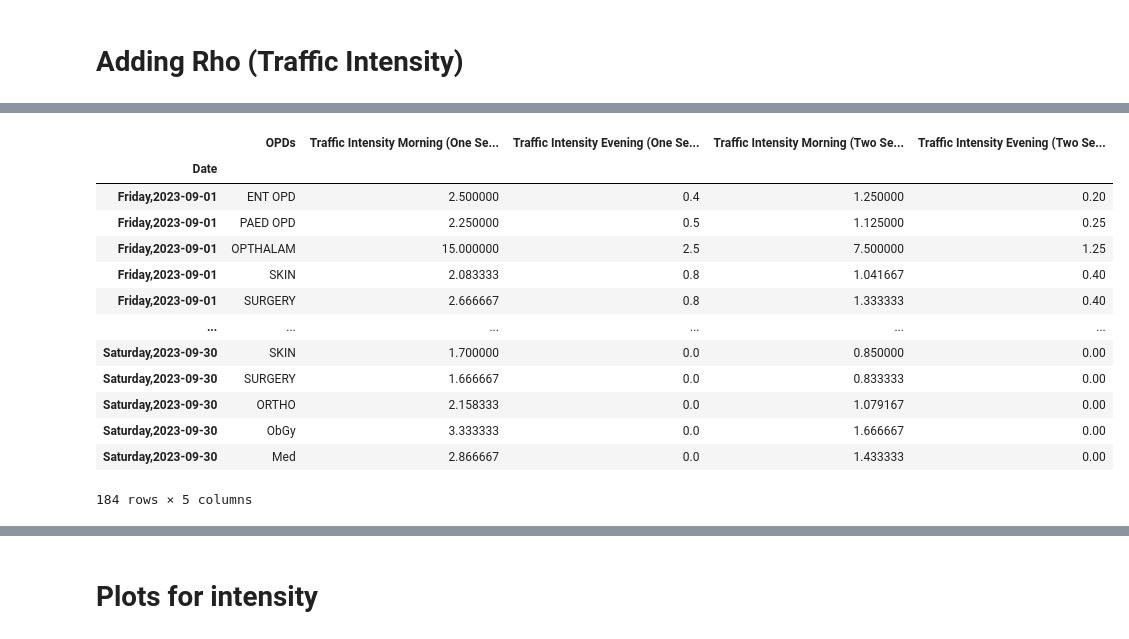
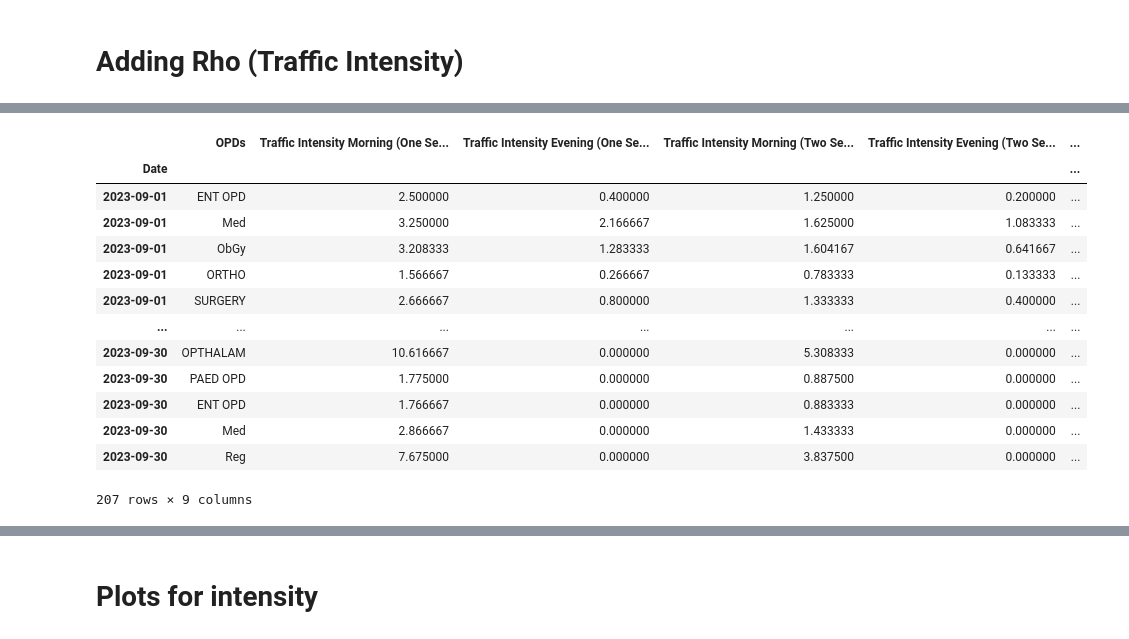
Before and after one commit to Himanshu-hub21/Queuing-Theory-Analytics-for-hospital, a Jupyter notebook: Code/Data_Processing.ipynb, the cells around one changed output, grey strips where cells are left out. Cells and saved outputs as stored; diff of their text form; code cells hidden in the pictures.

```diff
--- a/Code/Data_Processing.ipynb
+++ b/Code/Data_Processing.ipynb
@@ -148,0 +137,2 @@ df
+# %%
+df.reset_index(drop=True, inplace=True)
@@ -356,10 +442,10 @@ listOfOpd
 # %%
 for opd in listOfOpd:
     opd_records = df[df['OPDs'] == opd]  # Filter the DataFrame for the current OPD
-    mean_morning_arrival_rate = opd_records['Arrival Rate Morning'].mean()  # Calculate the mean arrival rate
-    print('The Morning Arrival Rate for', opd, 'per minute is :', mean_morning_arrival_rate)
+    mean_morning_arrival_rate = opd_records['Total Arrival Rate Morning (seconds)'].mean()  # Calculate the mean arrival rate
+    print('The Morning Arrival Rate for', opd, 'per Second is :', mean_morning_arrival_rate)
     print()
-    mean_evening_arrival_rate = opd_records['Arrival Rate Evening'].mean()  # Calculate the mean arrival rate
-    print('The Evening Arrival Rate for', opd, 'per minute is :', mean_evening_arrival_rate)
+    mean_evening_arrival_rate = opd_records['Total Arrival Rate Evening (seconds)'].mean()  # Calculate the mean arrival rate
+    print('The Evening Arrival Rate for', opd, 'per Second is :', mean_evening_arrival_rate)
     print()
 # %% [output]
@@ -455,6 +543,5 @@ average_service_times
 # %%
-
-# Calculate service rate (patients served per minute) for each OPD
-service_rates = {opd: 1 / average_service_times[opd] for opd in average_service_times}
-service_rates
+# Calculate service rate per second for each OPD
+service_rates_per_second = {opd: service_rate / 60 for opd, service_rate in service_rates.items()}
+service_rates_per_second
 # %% [output]
@@ -505,8 +595,8 @@ ObGy: 6.00 patients/hour
 # Make a new column
 # %%
 # Add a new column for service rate in the DataFrame
-df['Service Rate'] = df['OPDs'].map(service_rates)
+df['Service Rate per sec'] = df['OPDs'].map(service_rates_per_second)
 
 # Display the updated DataFrame with the new column for service rate
-print(df[['OPDs', 'Service Rate']])
+print(df[['OPDs', 'Service Rate per sec']])
 # %% [output]
@@ -538,30 +858,38 @@ Index(['OPDs', 'Morning New', 'Morning Old', 'Morning Total', 'Evening  New',
       dtype='object')
 # %%
 # Calculate traffic intensity for one server
-df['Traffic Intensity Morning (One Server)'] = df['Arrival Rate Morning'] / df['Service Rate']
-df['Traffic Intensity Evening (One Server)'] = df['Arrival Rate Evening'] / df['Service Rate']
+df['Traffic Intensity Morning (One Server)'] = df['Total Arrival Rate Morning (seconds)'] / df['Service Rate per sec']
+df['Traffic Intensity Evening (One Server)'] = df['Total Arrival Rate Evening (seconds)'] / df['Service Rate per sec']
 
 # Calculate traffic intensity for two servers
-df['Traffic Intensity Morning (Two Servers)'] = df['Arrival Rate Morning'] / (2* df['Service Rate'])
-df['Traffic Intensity Evening (Two Servers)'] = df['Arrival Rate Evening'] / (2* df['Service Rate'])
+df['Traffic Intensity Morning (Two Servers)'] = df['Total Arrival Rate Morning (seconds)'] / (2* df['Service Rate per sec'])
+df['Traffic Intensity Evening (Two Servers)'] = df['Total Arrival Rate Evening (seconds)'] / (2* df['Service Rate per sec'])
+
+# Calculate traffic intensity for two servers
+df['Traffic Intensity Morning (Three Servers)'] = df['Total Arrival Rate Morning (seconds)'] / (3* df['Service Rate per sec'])
+df['Traffic Intensity Evening (Three Servers)'] = df['Total Arrival Rate Evening (seconds)'] / (3* df['Service Rate per sec'])
+
+# Calculate traffic intensity for two servers
+df['Traffic Intensity Morning (Four Servers)'] = df['Total Arrival Rate Morning (seconds)'] / (4* df['Service Rate per sec'])
+df['Traffic Intensity Evening (Four Servers)'] = df['Total Arrival Rate Evening (seconds)'] / (4* df['Service Rate per sec'])
 
 # Display the updated DataFrame with the new columns for traffic intensity
-df[['OPDs', 'Traffic Intensity Morning (One Server)', 'Traffic Intensity Evening (One Server)', 'Traffic Intensity Morning (Two Servers)', 'Traffic Intensity Evening (Two Servers)']]
+df[['OPDs', 'Traffic Intensity Morning (One Server)', 'Traffic Intensity Evening (One Server)', 'Traffic Intensity Morning (Two Servers)', 'Traffic Intensity Evening (Two Servers)', 'Traffic Intensity Morning (Three Servers)', 'Traffic Intensity Evening (Three Servers)', 'Traffic Intensity Morning (Four Servers)', 'Traffic Intensity Evening (Four Servers)']]
 # %% [output]
-|  | OPDs | Traffic Intensity Morning (One Se... | Traffic Intensity Evening (One Se... | Traffic Intensity Morning (Two Se... | Traffic Intensity Evening (Two Se... |
-| Date |  |  |  |  |  |
-| Friday,2023-09-01 | ENT OPD | 2.500000 | 0.4 | 1.250000 | 0.20 |
-| Friday,2023-09-01 | PAED OPD | 2.250000 | 0.5 | 1.125000 | 0.25 |
-| Friday,2023-09-01 | OPTHALAM | 15.000000 | 2.5 | 7.500000 | 1.25 |
-| Friday,2023-09-01 | SKIN | 2.083333 | 0.8 | 1.041667 | 0.40 |
-| Friday,2023-09-01 | SURGERY | 2.666667 | 0.8 | 1.333333 | 0.40 |
-| ... | ... | ... | ... | ... | ... |
-| Saturday,2023-09-30 | SKIN | 1.700000 | 0.0 | 0.850000 | 0.00 |
-| Saturday,2023-09-30 | SURGERY | 1.666667 | 0.0 | 0.833333 | 0.00 |
-| Saturday,2023-09-30 | ORTHO | 2.158333 | 0.0 | 1.079167 | 0.00 |
-| Saturday,2023-09-30 | ObGy | 3.333333 | 0.0 | 1.666667 | 0.00 |
-| Saturday,2023-09-30 | Med | 2.866667 | 0.0 | 1.433333 | 0.00 |
+|  | OPDs | Traffic Intensity Morning (One Se... | Traffic Intensity Evening (One Se... | Traffic Intensity Morning (Two Se... | Traffic Intensity Evening (Two Se... | ... |
+| Date |  |  |  |  |  | ... |
+| 2023-09-01 | ENT OPD | 2.500000 | 0.400000 | 1.250000 | 0.200000 | ... |
+| 2023-09-01 | Med | 3.250000 | 2.166667 | 1.625000 | 1.083333 | ... |
+| 2023-09-01 | ObGy | 3.208333 | 1.283333 | 1.604167 | 0.641667 | ... |
+| 2023-09-01 | ORTHO | 1.566667 | 0.266667 | 0.783333 | 0.133333 | ... |
+| 2023-09-01 | SURGERY | 2.666667 | 0.800000 | 1.333333 | 0.400000 | ... |
+| ... | ... | ... | ... | ... | ... | ... |
+| 2023-09-30 | OPTHALAM | 10.616667 | 0.000000 | 5.308333 | 0.000000 | ... |
+| 2023-09-30 | PAED OPD | 1.775000 | 0.000000 | 0.887500 | 0.000000 | ... |
+| 2023-09-30 | ENT OPD | 1.766667 | 0.000000 | 0.883333 | 0.000000 | ... |
+| 2023-09-30 | Med | 2.866667 | 0.000000 | 1.433333 | 0.000000 | ... |
+| 2023-09-30 | Reg | 7.675000 | 0.000000 | 3.837500 | 0.000000 | ... |
-184 rows × 5 columns
+207 rows × 9 columns
 # %%
 df.head(6)
 # %% [output]
```
Also changed, not shown: parts of 88 cells of this notebook.
